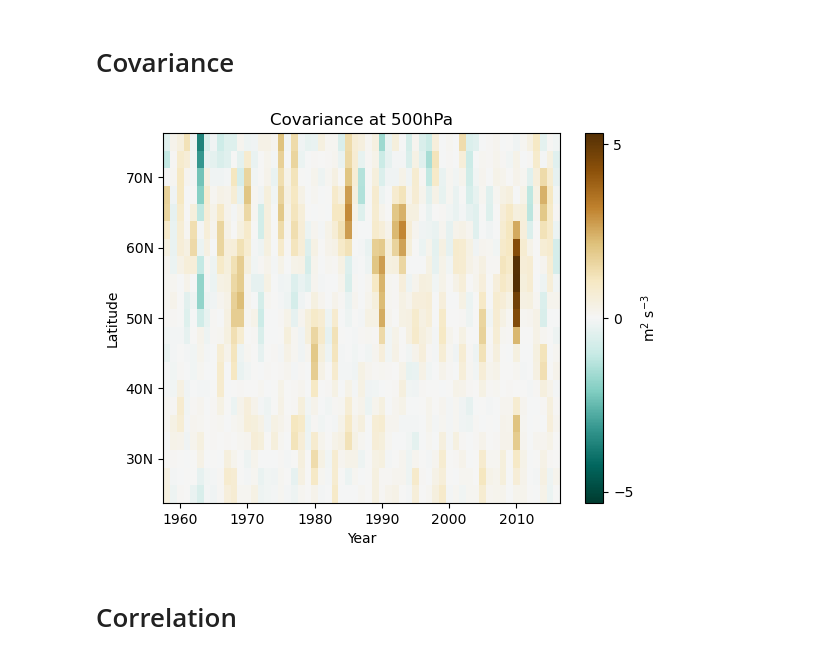
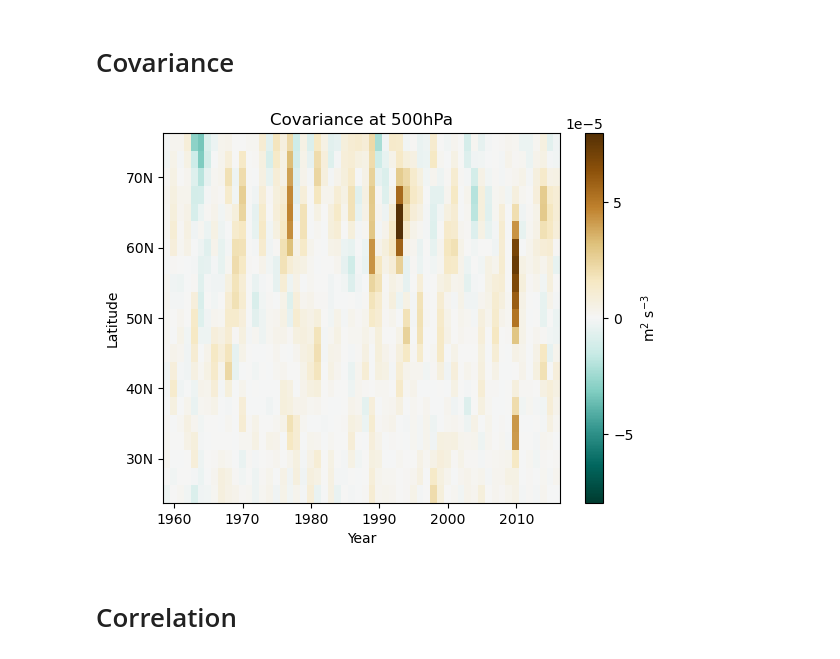
Before and after one commit to Caturrell/eddy_feedback, a Jupyter notebook: reproduce/saffin_2024/saffin.ipynb, the cells around one changed output. Saved outputs shown, nothing was run; the diff lists cells and outputs as text; code cells hidden in the pictures.

```diff
--- a/reproduce/saffin_2024/saffin.ipynb
+++ b/reproduce/saffin_2024/saffin.ipynb
@@ -17,12 +30,12 @@ import numpy as np
 # %% [markdown]
 ### JASMIN Servers:
 # %%
-import sys
-sys.path.append('/home/users/cturrell/documents/eddy_feedback/')
-import functions.eddy_feedback as ef
+# import sys
+# sys.path.append('/home/users/cturrell/documents/eddy_feedback/')
+# import functions.eddy_feedback as ef
 
-# import dataset for JASMIN servers
-ds = xr.open_mfdataset('/home/users/cturrell/documents/eddy_feedback/daily_datasets/jra55_djf_ep.nc',
-                            parallel=True, chunks={'time': 31})
+# # import dataset for JASMIN servers
+# ds = xr.open_mfdataset('/home/users/cturrell/documents/eddy_feedback/daily_datasets/jra55_djf_ep.nc',
+#                             parallel=True, chunks={'time': 31})
 
-ds
+# ds
@@ -47,9 +42,8 @@ Data variables:
 # %% [markdown]
 # Zonal-mean zonal wind (DJF)
 # %%
-# take zonal-mean and separate into interannual means
-u = ds.u.mean(('lon'))
-u = u.groupby('time.year').mean('time').load()
+# define zonal mean zonal wind
+u = ds.ubar
 
 # slice data at 500hPA and set EFP boundaries
 u = u.sel( level = 500. )
@@ -58,5 +52,3 @@ u = u.where( ds.lat <= 75., drop=True )
 
 # flip axes so time on x-axis
 u = u.transpose()
-
-u
@@ -100,7 +68,7 @@ plt.show()
 # DJF Northward EP Flux Divergence
 # %%
 # separate into interannual means
-div1 = ds.div1.groupby('time.year').mean('time').load()
+div1 = ds.div1_pr / 86400
 
 # slice data at 500hPA and set EFP boundaries
 div1 = div1.sel( level = 500. )
@@ -109,5 +77,3 @@ div1 = div1.where( ds.lat <= 75., drop=True )
 
 # flip axes so time on x-axis
 div1 = div1.transpose()
-
-div1
@@ -169,21 +116,21 @@ plt.show()
 # %% [markdown]
 # Covariance
 # %%
-uanom = (u- u.mean('year'))
-div1anom = (div1- div1.mean('year'))
+uanom = (u- u.mean('time'))
+div1anom = (div1- div1.mean('time') )
 
 prod = uanom*div1anom
 # %%
 fig, ax = plt.subplots()
-prod.plot(ax=ax, cmap='BrBG_r', cbar_kwargs={'label': 'm$^2$ s$^{-3}$', 'ticks':[-5,0,5]})
+prod.plot(ax=ax, cmap='BrBG_r', cbar_kwargs={'label': 'm$^2$ s$^{-3}$', 'ticks':[-5e-5,0,5e-5]})
 ax.set_title('Covariance at 500hPa')
 ax.set_yticks(np.arange(30,80, 10))
 ax.set_yticklabels(['30N', '40N', '50N', '60N', '70N'])
 ax.set_ylabel('Latitude')
 ax.set_xlabel('Year')
 plt.show()
 # %% [output]
-[figure, old version]
+[figure, new version]
 # %% [markdown]
 # Correlation
 # %%
```
Also changed, not shown: parts of 11 cells of this notebook, 12 other files.
